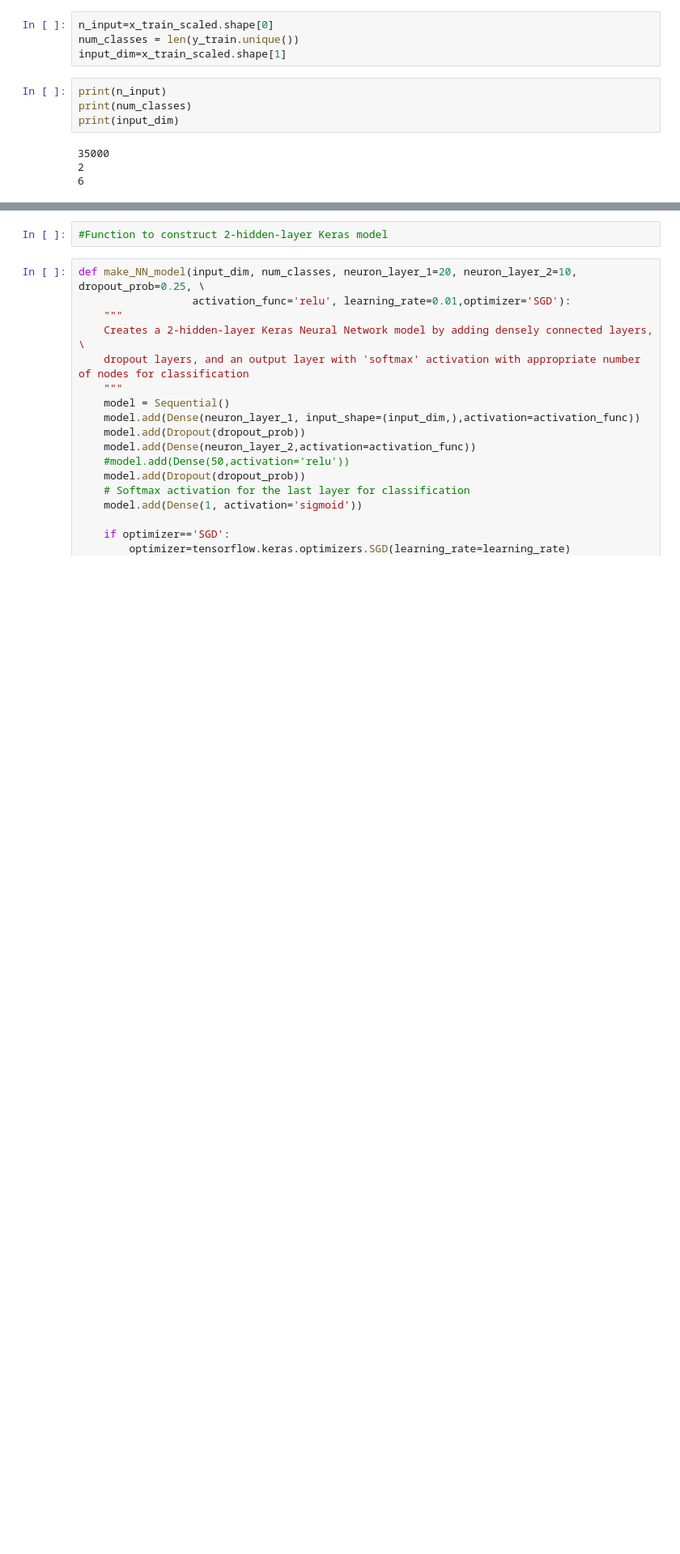
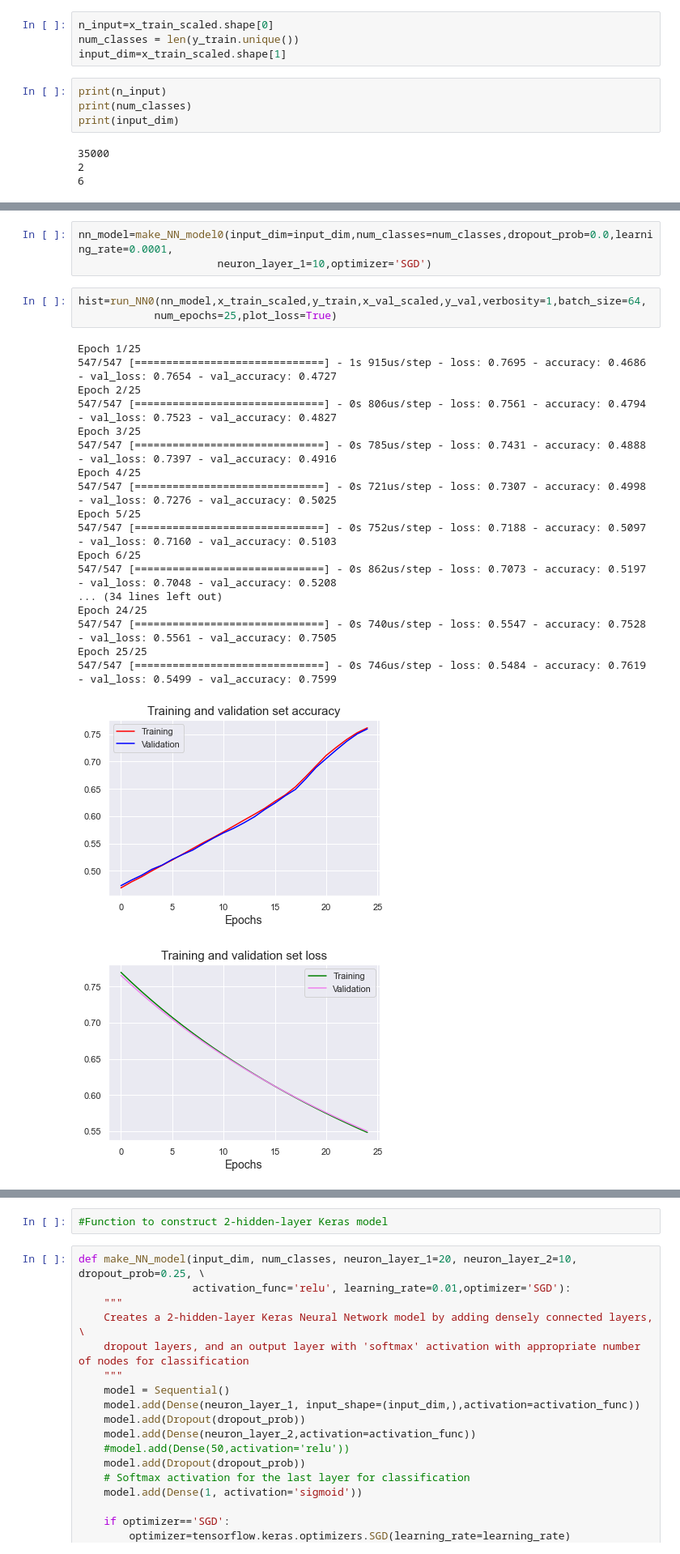
Before and after one commit to nico0407/Machine-Learning-and-Neural-Networks-for-HEP, a Jupyter notebook: code/NN_models.ipynb, the cells around one changed output, grey strips where cells are left out. Shown at 81% size. Drawn from its saved outputs; the diff is of its cells as text; blank space fills up the shorter version.

```diff
--- a/code/NN_models.ipynb
+++ b/code/NN_models.ipynb
@@ -356,0 +452,26 @@ print(input_dim)
+# %%
+nn_model=make_NN_model0(input_dim=input_dim,num_classes=num_classes,dropout_prob=0.0,learning_rate=0.0001,
+                      neuron_layer_1=10,optimizer='SGD')
+# %%
+hist=run_NN0(nn_model,x_train_scaled,y_train,x_val_scaled,y_val,verbosity=1,batch_size=64,
+            num_epochs=25,plot_loss=True)
+# %% [output]
+Epoch 1/25
+547/547 [==============================] - 1s 915us/step - loss: 0.7695 - accuracy: 0.4686 - val_loss: 0.7654 - val_accuracy: 0.4727
+Epoch 2/25
+547/547 [==============================] - 0s 806us/step - loss: 0.7561 - accuracy: 0.4794 - val_loss: 0.7523 - val_accuracy: 0.4827
+Epoch 3/25
+547/547 [==============================] - 0s 785us/step - loss: 0.7431 - accuracy: 0.4888 - val_loss: 0.7397 - val_accuracy: 0.4916
+Epoch 4/25
+547/547 [==============================] - 0s 721us/step - loss: 0.7307 - accuracy: 0.4998 - val_loss: 0.7276 - val_accuracy: 0.5025
+Epoch 5/25
+547/547 [==============================] - 0s 752us/step - loss: 0.7188 - accuracy: 0.5097 - val_loss: 0.7160 - val_accuracy: 0.5103
+Epoch 6/25
+547/547 [==============================] - 0s 862us/step - loss: 0.7073 - accuracy: 0.5197 - val_loss: 0.7048 - val_accuracy: 0.5208
+... (34 lines left out)
+Epoch 24/25
+547/547 [==============================] - 0s 740us/step - loss: 0.5547 - accuracy: 0.7528 - val_loss: 0.5561 - val_accuracy: 0.7505
+Epoch 25/25
+547/547 [==============================] - 0s 746us/step - loss: 0.5484 - accuracy: 0.7619 - val_loss: 0.5499 - val_accuracy: 0.7599
+[figure, added]
+[figure, added]
```
Also changed, not shown: parts of 48 cells of this notebook.
